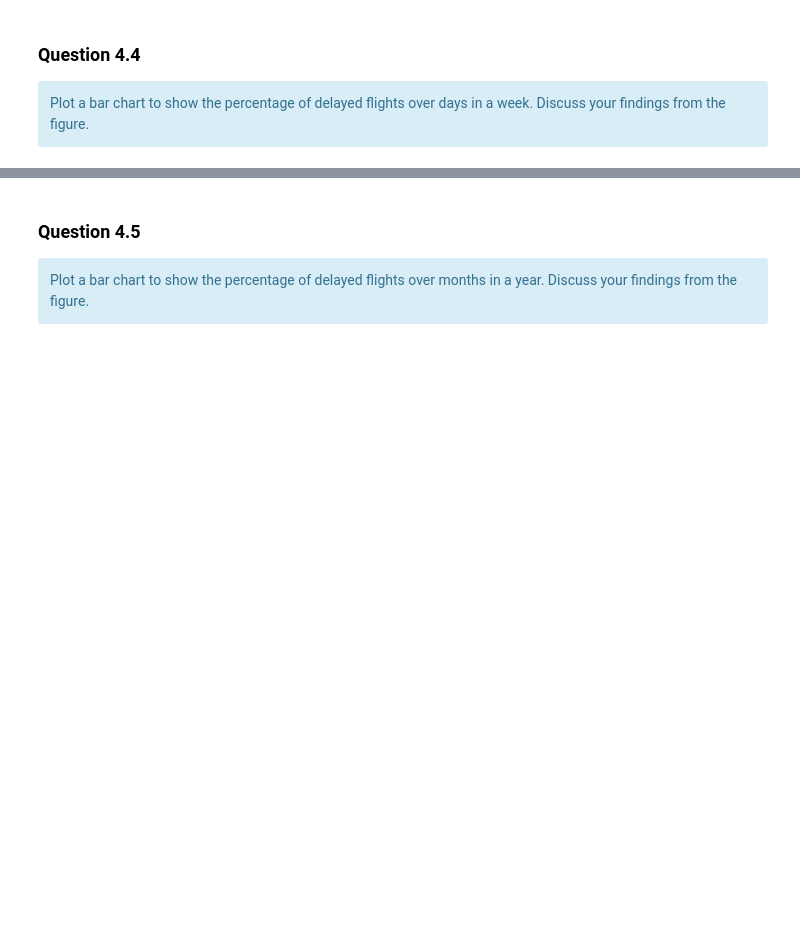
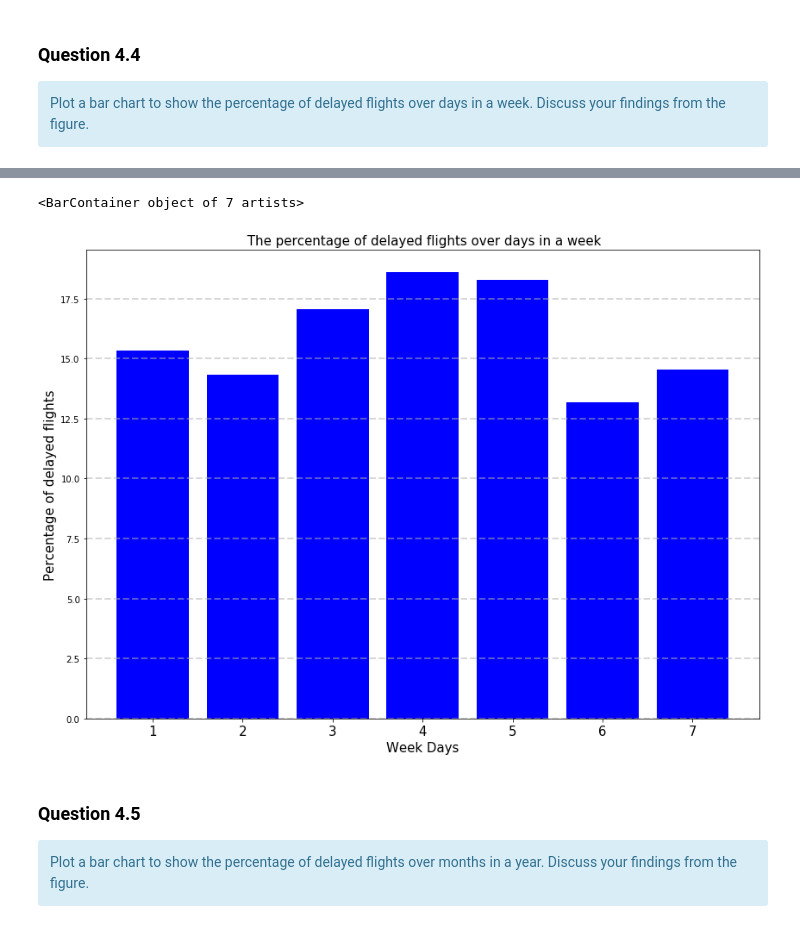
Before and after one commit to kandakji/SparkSQL-Analysis-Aviation-Data, a Jupyter notebook: SPARSQL.ipynb, the cells around one changed output, grey strips where cells are left out. Cells and saved outputs as stored; diff of their text form; code cells hidden in the pictures; blank space fills up the shorter version.

```diff
--- a/SPARSQL.ipynb
+++ b/SPARSQL.ipynb
@@ -1063,3 +1121,21 @@ Plot a bar chart to show the percentage of delayed flights over days in a month.
 <div class="alert alert-info">
 Plot a bar chart to show the percentage of delayed flights over days in a week. Discuss your findings from the figure.
 </div>
+# %%
+Delayed_per_WeekDays = (df[df.arrival_delay > 15]\
+                        .groupBy(df.day_of_week)\
+                        .count()
+                        .orderBy('day_of_week')
+                       )
+
+flights_per_WeekDays = df.groupBy(df.day_of_week).count().orderBy('day_of_week')
+
+Delayed_per_WeekDays.show()
+flights_per_WeekDays.show()
+
+Percentage_delayed_per_WeekDays = (
+
+    flights_per_WeekDays.join(Delayed_per_WeekDays,Delayed_per_WeekDays['day_of_week']==flights_per_WeekDays['day_of_week'], 'inner')\
+    .select(flights_per_WeekDays.day_of_week,(Delayed_per_WeekDays['count']/flights_per_WeekDays['count'])*100).orderBy("day_of_week")\
+    .collect()
+)
@@ -1066,3 +1160,19 @@ Plot a bar chart to show the percentage of delayed flights over days in a week.
+# %%
+Percentage_delayed_per_WeekDays_pd = pd.DataFrame(data=Percentage_delayed_per_WeekDays, columns=['hour', 'Delay % per Week Days'])
+
+# plot the percentage of flights in delay per hour
+plt.figure(figsize = (14,10))
+plt.grid(True, axis='y', linestyle='--',alpha = 0.5,linewidth=2)
+plt.title(" The percentage of delayed flights over days in a week",fontsize=15)
+plt.xlabel("Week Days",fontsize=15)
+plt.ylabel("Percentage of delayed flights",fontsize=15)
+plt.xticks(np.arange(0,2WeekDays4),fontsize=15)
+plt.bar(Percentage_delayed_per_WeekDays_pd["hour"],
+         Percentage_delayed_per_WeekDays_pd["Delay % per Week Days"]
+        ,color='b')
+# %% [output]
+<BarContainer object of 7 artists>
+[figure, added]
 # %% [markdown]
 ### Question 4.5
 <div class="alert alert-info">
```
Also changed, not shown: parts of 11 cells of this notebook.
